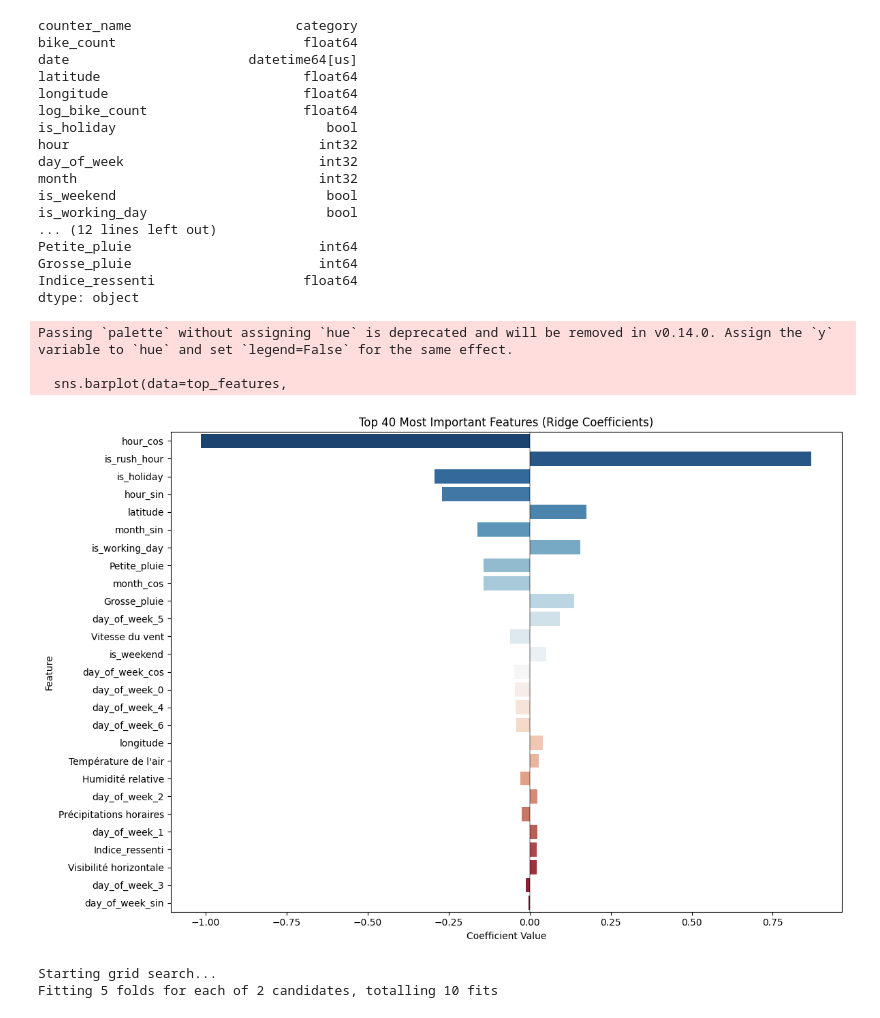
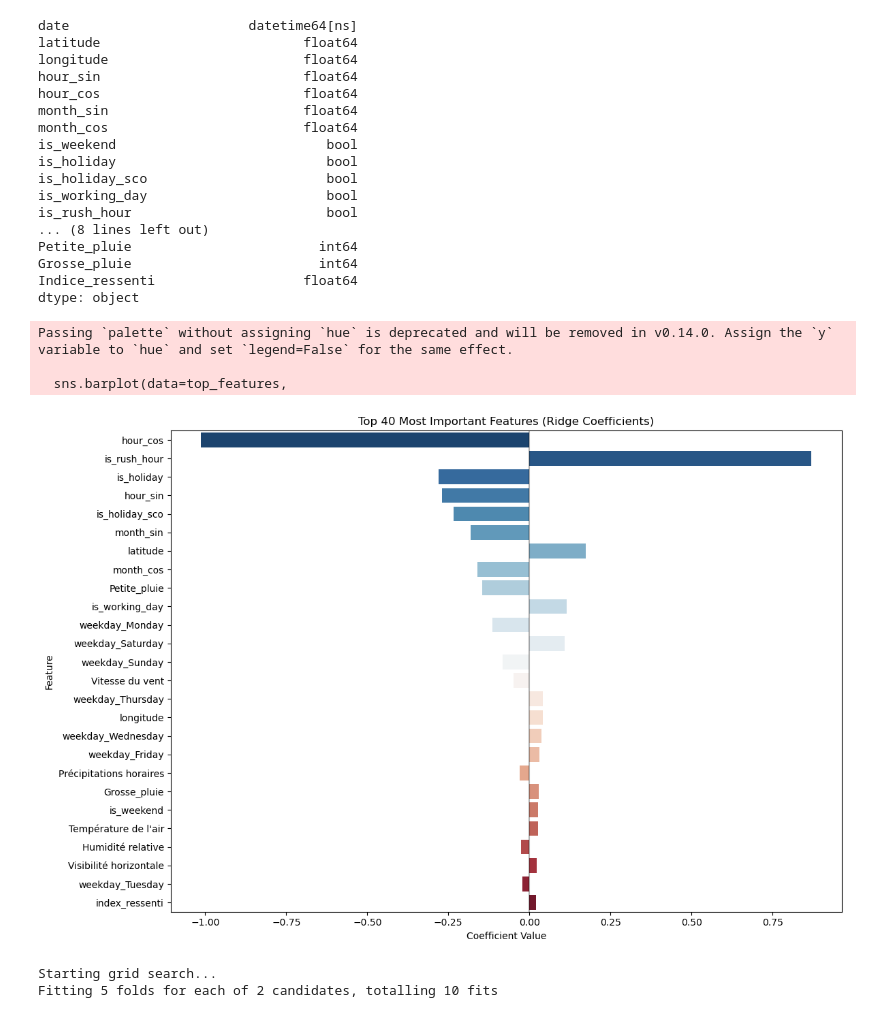
Before and after one commit to alexandreblivet/bike_counters_ac_team, a Jupyter notebook: external_data/Weather/Features_selection.ipynb, the cells around one changed output. Cells and saved outputs as stored; diff of their text form; code cells hidden in the pictures.

Commit message:
Cleen Bridge analysis of weather features

```diff
--- a/external_data/Weather/Features_selection.ipynb
+++ b/external_data/Weather/Features_selection.ipynb
@@ -152,0 +78,13 @@ final_df.head()
+# %%
+# Lire le fichier csv
+bike_df = pd.read_csv(Path("../../bike_df.csv"))
+
+#bike_df = df
+weather_df = pd.read_csv('Propre_meteo.csv')
+
+weather_df['date'] = pd.to_datetime(weather_df['date'])
+
+# Prepare features
+final_df, weather_features = prepare_features_with_weather(bike_df, weather_df)
+print(weather_features)
+final_df.head()
@@ -153,19 +100,19 @@ final_df.head()
 # %%
 final_df.dtypes
 # %% [output]
-counter_name                     category
-bike_count                        float64
-date                       datetime64[us]
+date                       datetime64[ns]
 latitude                          float64
 longitude                         float64
-log_bike_count                    float64
+hour_sin                          float64
+hour_cos                          float64
+month_sin                         float64
+month_cos                         float64
+is_weekend                           bool
 is_holiday                           bool
-hour                                int32
-day_of_week                         int32
-month                               int32
-is_weekend                           bool
+is_holiday_sco                       bool
 is_working_day                       bool
-... (12 lines left out)
+is_rush_hour                         bool
+... (8 lines left out)
 Petite_pluie                        int64
 Grosse_pluie                        int64
 Indice_ressenti                   float64
@@ -180,20 +127,19 @@ class RidgeFeatureAnalyzer:
             'hour_cos',
             'month_sin',
             'month_cos',
-            'day_of_week_sin',
-            'day_of_week_cos',
             "Température de l'air",
             "Humidité relative",
             "Visibilité horizontale",
             "Vitesse du vent",
             "Précipitations horaires",
-            "Indice_ressenti"
+            "index_ressenti"
 
         ]
 
         self.binary_features = [
             'is_weekend',
             'is_holiday',
+            'is_holiday_sco',
             'is_working_day',
             'is_rush_hour',
             'Petite_pluie',
@@ -202,7 +148,7 @@ class RidgeFeatureAnalyzer:
 
         self.categorical_features = [
             'counter_name',
-            'day_of_week'
+            'weekday'
         ]
 
     def create_pipeline(self, alpha=1.0):
@@ -285,45 +231,44 @@ numeric_features = [
     'hour_cos',
     'month_sin',
     'month_cos',
-    'day_of_week_sin',
-    'day_of_week_cos',
     "Température de l'air",
     "Humidité relative",
     "Visibilité horizontale",
     "Vitesse du vent",
     "Précipitations horaires",
-    "Indice_ressenti"
+    "index_ressenti"
 ]
 
 # Binary features don't need encoding
 binary_features = [
     'is_weekend',
     'is_holiday',
+    'is_holiday_sco',
     'is_working_day',
     'is_rush_hour',
     'Petite_pluie',
     'Grosse_pluie',
     ]
 
 # Categorical features need one-hot encoding
 categorical_features = [
     'counter_name',
-    'day_of_week'  # both cyclic and categorical representation
+    'weekday'  # both cyclic and categorical representation
 ]
 
 X = final_df[numeric_features + categorical_features + binary_features]
 y = final_df['log_bike_count']
 
 analyzer = RidgeFeatureAnalyzer()
 
 # Basic feature importance analysis
 importance_df = analyzer.analyze_feature_importance(X, y, alpha=1.0)
 analyzer.plot_feature_importance(importance_df)
 # %% [output]
 Passing `palette` without assigning `hue` is deprecated and will be removed in v0.14.0. Assign the `y` variable to `hue` and set `legend=False` for the same effect.
 
   sns.barplot(data=top_features,
-[figure, old version]
+[figure, new version]
 # %%
 def create_ridge_poly_gridsearch(X, y, analyzer):
     """Create and run grid search for Ridge model with polynomial features"""
```
Also changed, not shown: parts of 5 cells of this notebook, 3 other files.
